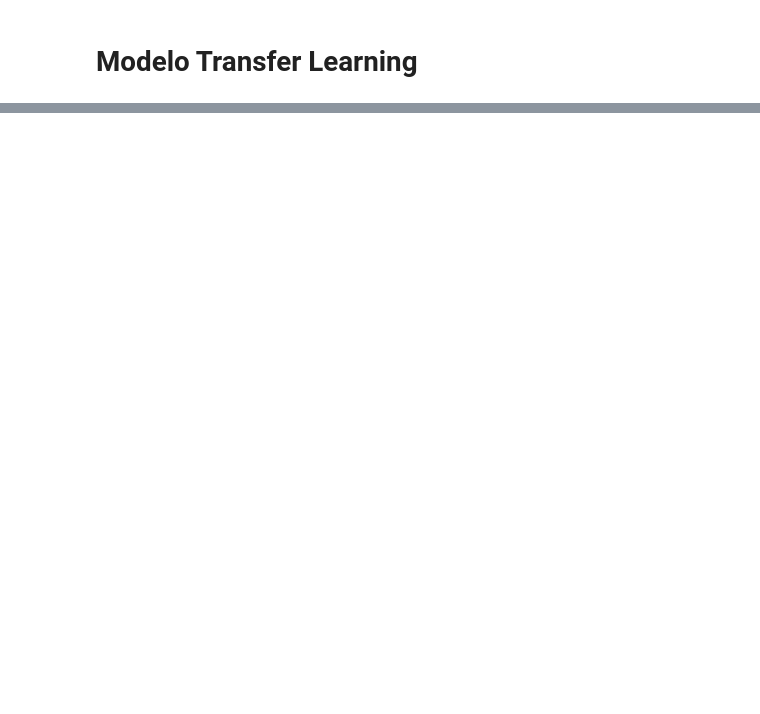
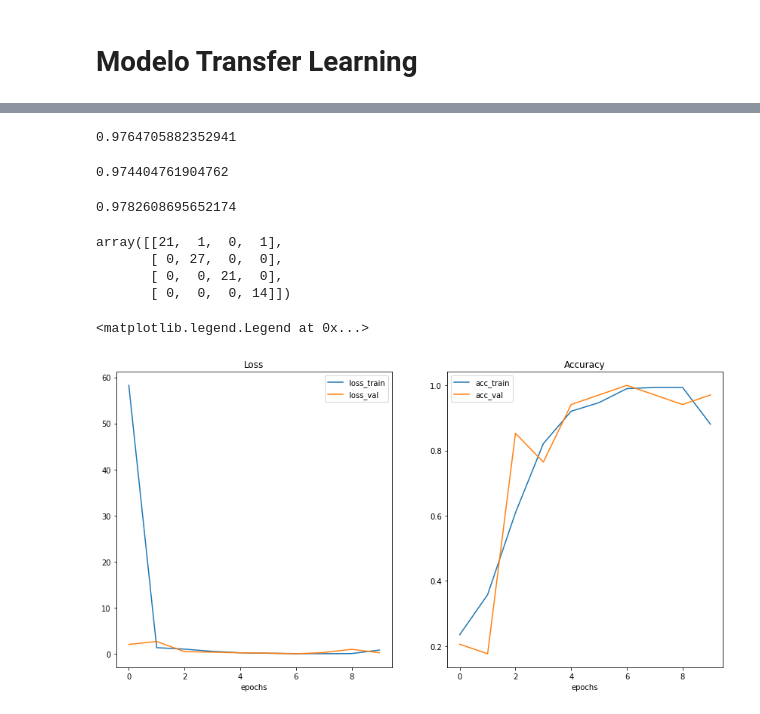
Before and after one commit to IcaroSants/Deteccao_Facial, a Jupyter notebook: Modelagem.ipynb, the cells around one changed output, grey strips where cells are left out. Cells and saved outputs as stored; diff of their text form; code cells hidden in the pictures; blank space fills up the shorter version.

```diff
--- a/Modelagem.ipynb
+++ b/Modelagem.ipynb
@@ -208,2 +179,11 @@ ax2.legend(loc='best')
 # %% [markdown]
 # Modelo Transfer Learning
+# %%
+vgg = keras.applications.vgg16.VGG16(include_top=False, input_shape=(224,224,3), weights = 'imagenet' )
+
+x = vgg.output
+x = Flatten()(x)
+x = Dense(4)(x)
+out = Activation('softmax')(x)
+
+model_tl = keras.Model(inputs=vgg.input,outputs=out)
@@ -209,0 +210,10 @@ ax2.legend(loc='best')
+# %%
+model_tl.compile(loss='sparse_categorical_crossentropy',
+              optimizer='adam',
+              metrics=['sparse_categorical_accuracy'])
+# %%
+with tf.device('CPU'):
+    history_tl = model_tl.fit(X_train, y_train,
+                        epochs=epochs,
+                        batch_size = batch_size,
+                        validation_split=0.1)
@@ -209,0 +260,45 @@ ax2.legend(loc='best')
+# %%
+accuracy_score(y_test,y_pred)
+# %% [output]
+0.9764705882352941
+# %%
+np.mean(precision_score(y_test,y_pred,average=None))
+# %% [output]
+0.974404761904762
+# %%
+np.mean(recall_score(y_test,y_pred,average=None))
+# %% [output]
+0.9782608695652174
+# %%
+confusion_matrix(y_test,y_pred)
+# %% [output]
+array([[21,  1,  0,  1],
+       [ 0, 27,  0,  0],
+       [ 0,  0, 21,  0],
+       [ 0,  0,  0, 14]])
+# %%
+values_loss_train = history_tl.history['loss']
+values_loss_validation = history_tl.history['val_loss']
+values_accuracy_train = history_tl.history['sparse_categorical_accuracy']
+values_accuracy_validation = history_tl.history['val_sparse_categorical_accuracy']
+
+x = range(epochs)
+# %%
+fig = plt.figure(figsize=(14.4,7.2))
+
+ax1 = fig.add_subplot(1,2,1)
+ax1.plot(x,values_loss_train,label='loss_train')
+ax1.plot(x,values_loss_validation,label = 'loss_val')
+ax1.set_title('Loss')
+ax1.set_xlabel('epochs')
+ax1.legend(loc='best')
+
+ax2 = fig.add_subplot(1,2,2)
+ax2.plot(x,values_accuracy_train,label='acc_train')
+ax2.plot(x,values_accuracy_validation,label = 'acc_val')
+ax2.set_title('Accuracy')
+ax2.set_xlabel('epochs')
+ax2.legend(loc='best')
+# %% [output]
+<matplotlib.legend.Legend at 0x...>
+[figure, added]
```
Also changed, not shown: parts of 29 cells of this notebook, 1 other file.
